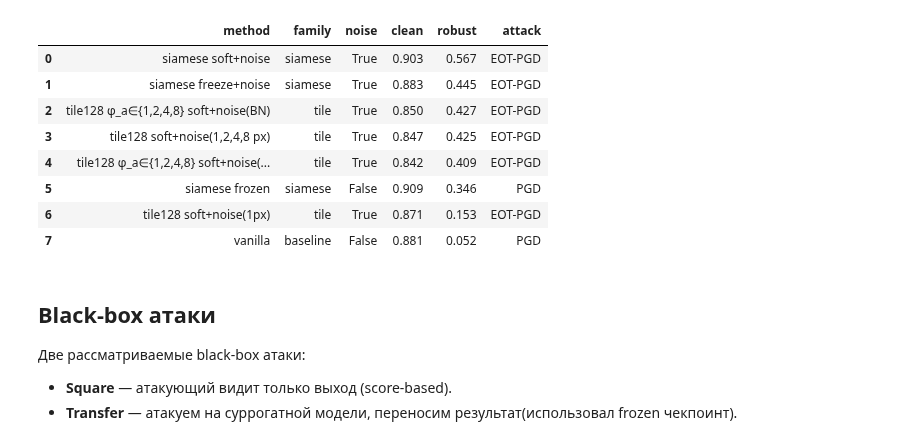
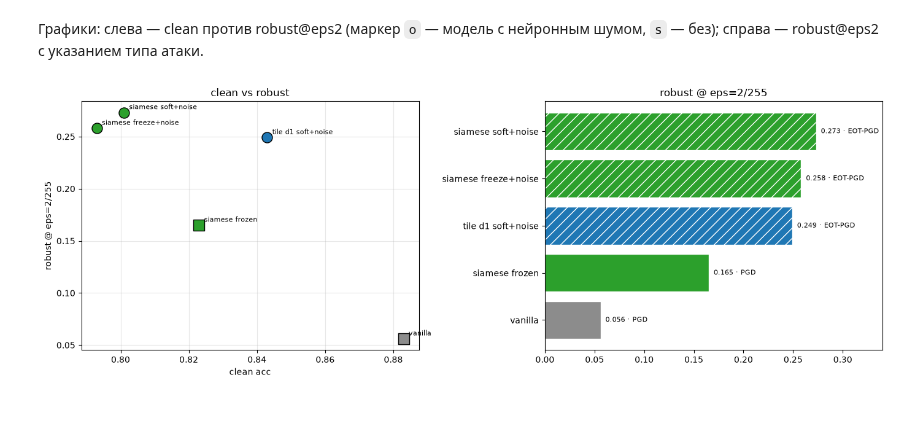
Before and after one commit to tarakanov517/CV_JND_based_approach, a Jupyter notebook: notebooks/compare_experiments.ipynb, the cells around one changed output. Drawn from its saved outputs; the diff is of its cells as text; code cells hidden in the pictures; blank space fills up the shorter version.

```diff
--- a/notebooks/compare_experiments.ipynb
+++ b/notebooks/compare_experiments.ipynb
@@ -115,27 +53,24 @@ pd.DataFrame(results).sort_values('robust', ascending=False).reset_index(drop=Tr
-# %%
-# дописываю результат прогона в таблицу
-results.append(dict(
-    method=res['name'],
-    family='tile',
-    noise=res['noise_sigma'] > 0,
-    clean=round(res['clean'], 3),
-    robust=round(res['honest'], 3),
-    attack=res['attack'],
-))
-pd.DataFrame(results).sort_values('robust', ascending=False).reset_index(drop=True)
-# %% [output]
-|  | method | family | noise | clean | robust | attack |
-| 0 | siamese soft+noise | siamese | True | 0.903 | 0.567 | EOT-PGD |
-| 1 | siamese freeze+noise | siamese | True | 0.883 | 0.445 | EOT-PGD |
-| 2 | tile128 φ_a∈{1,2,4,8} soft+noise(BN) | tile | True | 0.850 | 0.427 | EOT-PGD |
-| 3 | tile128 soft+noise(1,2,4,8 px) | tile | True | 0.847 | 0.425 | EOT-PGD |
-| 4 | tile128 φ_a∈{1,2,4,8} soft+noise(... | tile | True | 0.842 | 0.409 | EOT-PGD |
-| 5 | siamese frozen | siamese | False | 0.909 | 0.346 | PGD |
-| 6 | tile128 soft+noise(1px) | tile | True | 0.871 | 0.153 | EOT-PGD |
-| 7 | vanilla | baseline | False | 0.881 | 0.052 | PGD |
-# %% [markdown]
-## Black-box атаки
-
-Две рассматриваемые black-box атаки:
-- **Square** — атакующий видит только выход (score-based).
-- **Transfer** — атакуем на суррогатной модели, переносим результат(использовал frozen чекпоинт).
+# %% [markdown]
+Графики: слева — clean против robust@eps2 (маркер `o` — модель с нейронным шумом,
+`s` — без); справа — robust@eps2 с указанием типа атаки.
+# %%
+fam_colors = {'baseline': '#8c8c8c', 'siamese': '#2ca02c', 'tile': '#1f77b4'}
+fig, ax = plt.subplots(1, 2, figsize=(14, 5))
+
+for _, r in fdf.iterrows():
+    ax[0].scatter(r.clean, r.eps2, s=150, color=fam_colors[r.family],
+                  marker=('o' if r.noise else 's'), edgecolor='k', zorder=3)
+    ax[0].annotate(r.model, (r.clean, r.eps2), fontsize=8,
+                   xytext=(6, 4), textcoords='offset points')
+ax[0].set_xlabel('clean acc'); ax[0].set_ylabel('robust @ eps=2/255')
+ax[0].set_title('clean vs robust'); ax[0].grid(alpha=.3)
+
+d = fdf.sort_values('eps2')
+ax[1].barh(d.model, d.eps2, color=[fam_colors[f] for f in d.family],
+           hatch=['//' if n else '' for n in d.noise], edgecolor='white')
+for i, (v, a) in enumerate(zip(d.eps2, d.attack)):
+    ax[1].text(v + 0.005, i, f'{v:.3f} · {a}', va='center', fontsize=8)
+ax[1].set_title('robust @ eps=2/255'); ax[1].set_xlim(0, 0.34)
+plt.tight_layout(); plt.show()
+# %% [output]
+[figure, added]
```
Also changed, not shown: parts of 22 cells of this notebook.
